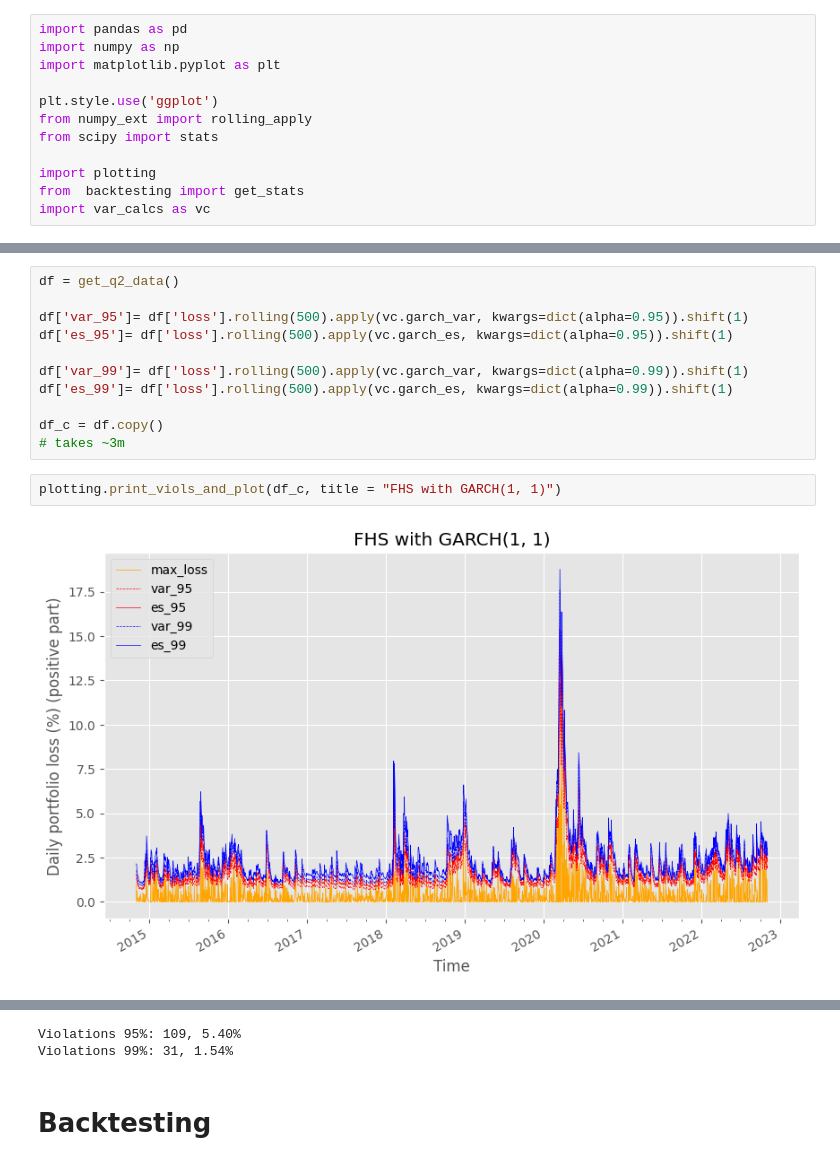
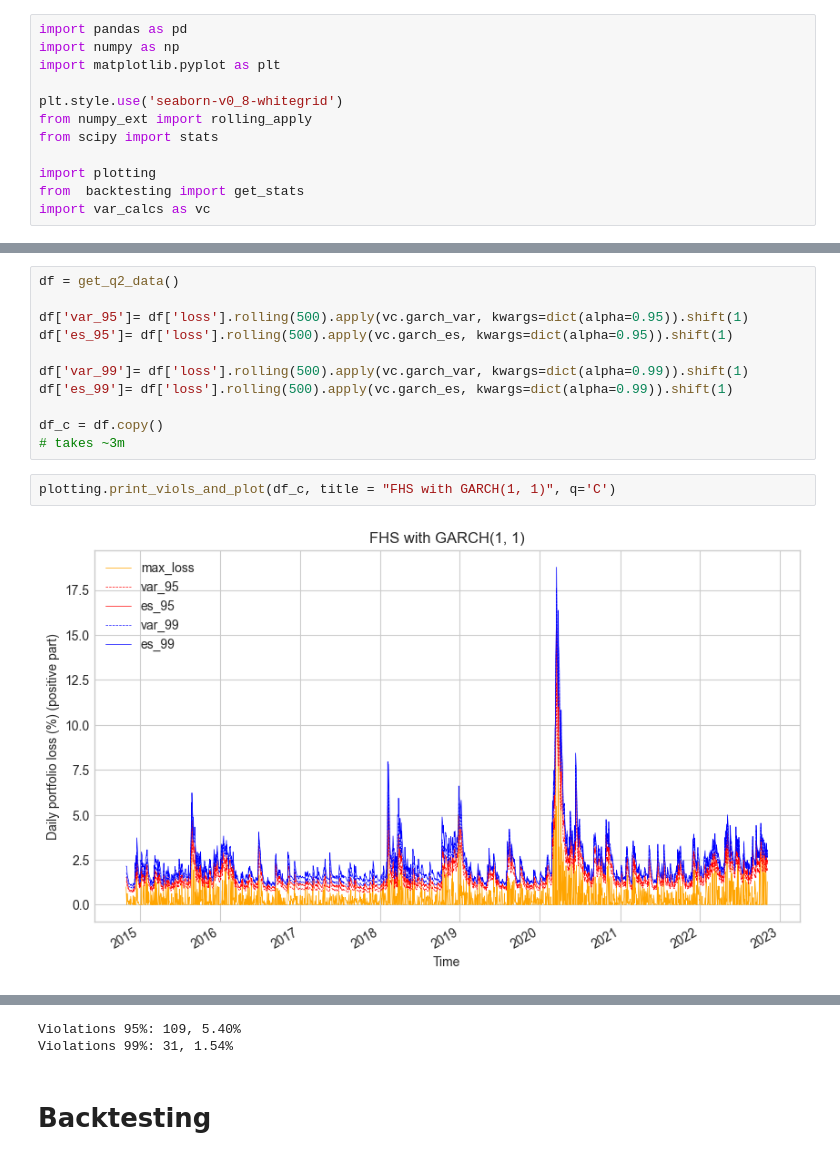
Before and after one commit to georgec123/qrm, a Jupyter notebook: src/q2.ipynb, the cells around one changed output, grey strips where cells are left out. Drawn from its saved outputs; the diff is of its cells as text.

```diff
--- a/src/q2.ipynb
+++ b/src/q2.ipynb
@@ -3,7 +3,7 @@ import pandas as pd
 import numpy as np
 import matplotlib.pyplot as plt
 
-plt.style.use('ggplot')
+plt.style.use('seaborn-v0_8-whitegrid')
 from numpy_ext import rolling_apply
 from scipy import stats
 
@@ -90,6 +90,6 @@ df['es_99']= df['loss'].rolling(500).apply(vc.garch_es, kwargs=dict(alpha=0.99))
 df_c = df.copy()
 # takes ~3m
 # %%
-plotting.print_viols_and_plot(df_c, title = "FHS with GARCH(1, 1)")
+plotting.print_viols_and_plot(df_c, title = "FHS with GARCH(1, 1)", q='C')
 # %% [output]
-[figure, old version]
+[figure, new version]
```
Also changed, not shown: parts of 3 cells of this notebook, 25 other files.
